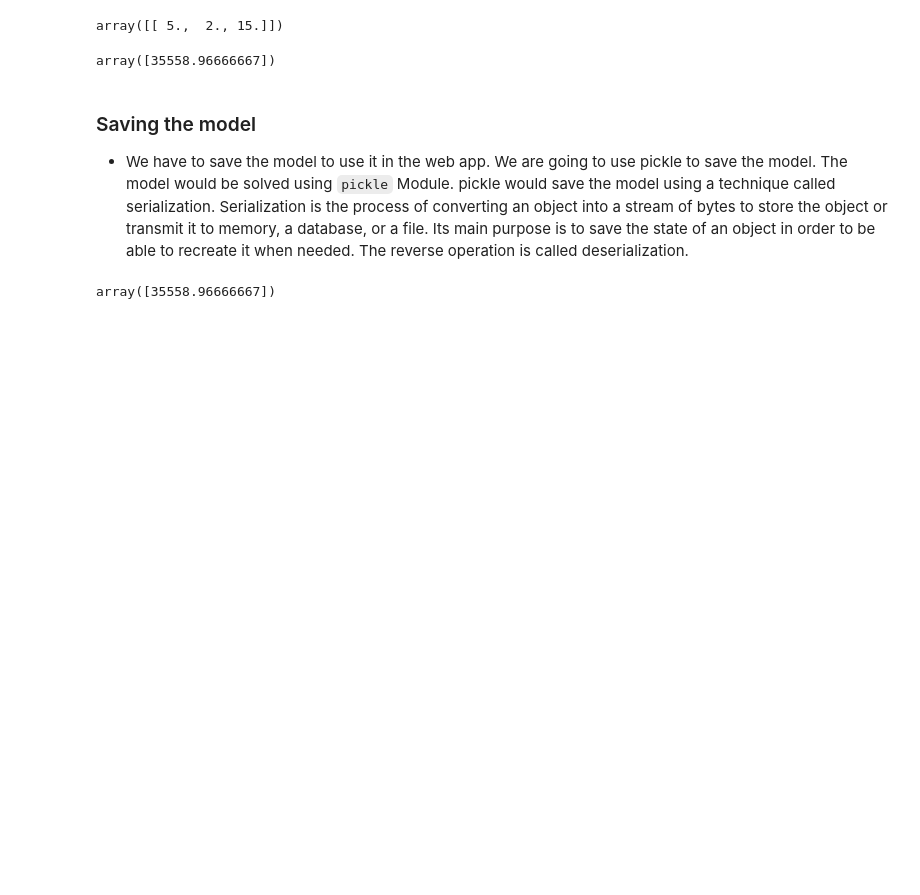
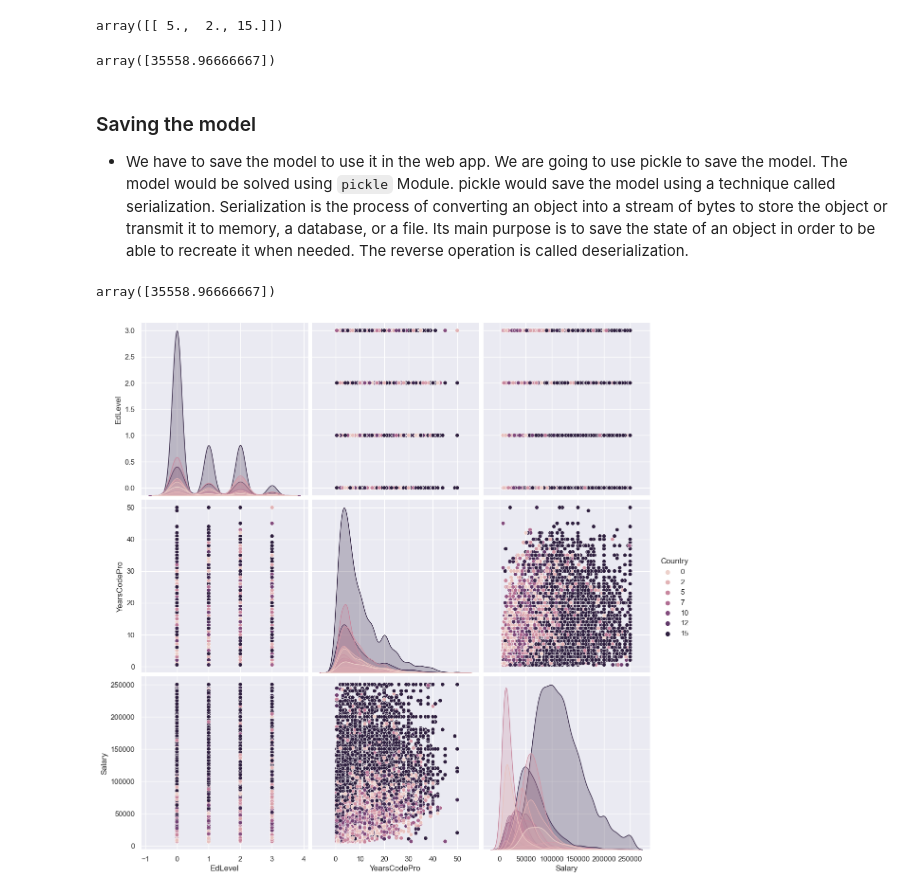
Before and after one commit to kannanjayachandran/Developer-Salary-Prediction-App, a Jupyter notebook: notebook.ipynb, the cells around one changed output. Drawn from its saved outputs; the diff is of its cells as text; code cells hidden in the pictures; blank space fills up the shorter version.

```diff
--- a/notebook.ipynb
+++ b/notebook.ipynb
@@ -589,3 +643,7 @@ y_pred = regressor_loaded.predict(X)
 y_pred
 # %% [output]
 array([35558.96666667])
+# %%
+sns.pairplot(df, hue='Country', height=4);
+# %% [output]
+[figure, added]
```
Also changed, not shown: parts of 37 cells of this notebook, 1 other file.
